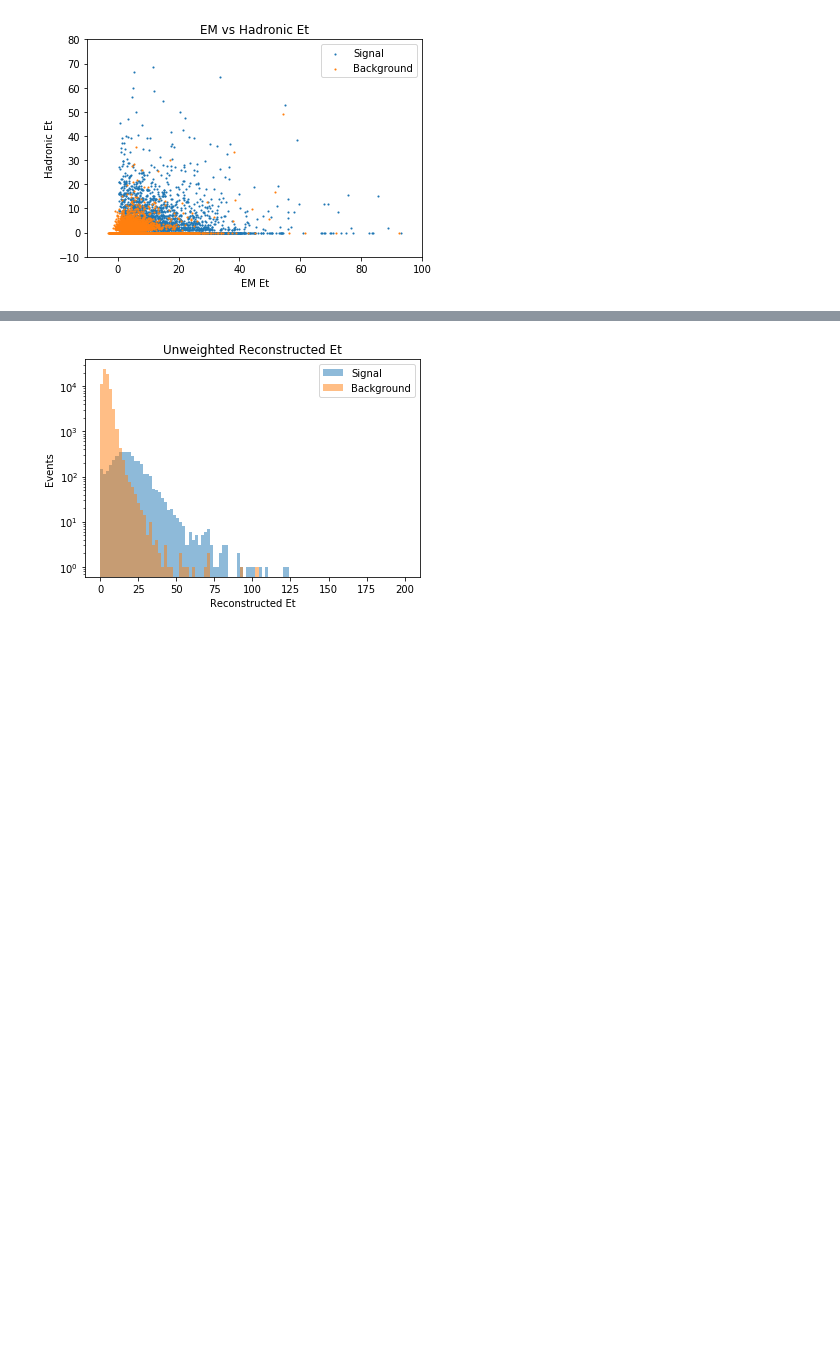
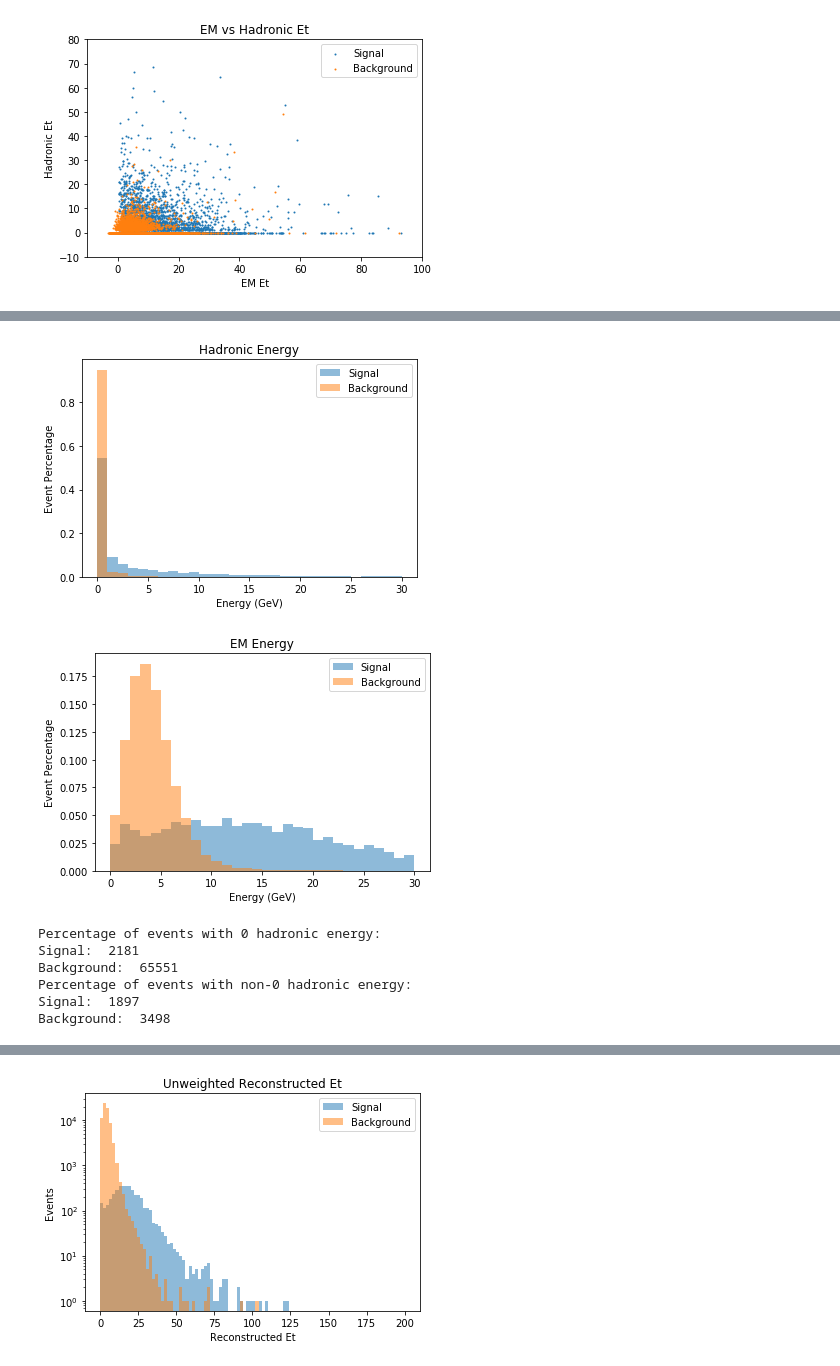
Before and after one commit to nluongo/RootScripts, a Jupyter notebook: LayerFrame/EtExploration.ipynb, the cells around one changed output, grey strips where cells are left out. Cells and saved outputs as stored; diff of their text form; code cells hidden in the pictures; blank space fills up the shorter version.

```diff
--- a/LayerFrame/EtExploration.ipynb
+++ b/LayerFrame/EtExploration.ipynb
@@ -69,0 +88,21 @@ Fraction of hadronic energy in background events:
+# %%
+range_val = 30
+
+plt.hist(signal_had_values, range_val, alpha=0.5, density=True, range=[0, range_val], label='Signal')
+plt.hist(background_had_values, range_val, alpha=0.5, density=True, range=[0, range_val], label='Background')
+plt.title('Hadronic Energy')
+plt.xlabel('Energy (GeV)')
+plt.ylabel('Event Percentage')
+plt.legend(loc='upper right')
+plt.show()
+
+plt.hist(signal_em_values, range_val, alpha=0.5, density=True, range=[0, range_val], label='Signal')
+plt.hist(background_em_values, range_val, alpha=0.5, density=True, range=[0, range_val], label='Background')
+plt.title('EM Energy')
+plt.xlabel('Energy (GeV)')
+plt.ylabel('Event Percentage')
+plt.legend(loc='upper right')
+plt.show()
+# %% [output]
+[figure, added]
+[figure, added]
@@ -69,0 +121,15 @@ Fraction of hadronic energy in background events:
+# %%
+print('Percentage of events with 0 hadronic energy:')
+print('Signal: ',len(zero_had_signal))
+print('Background: ',len(zero_had_background))
+
+print('Percentage of events with non-0 hadronic energy:')
+print('Signal: ',len(nonzero_had_signal))
+print('Background: ',len(nonzero_had_background))
+# %% [output]
+Percentage of events with 0 hadronic energy:
+Signal:  2181
+Background:  65551
+Percentage of events with non-0 hadronic energy:
+Signal:  1897
+Background:  3498
```
Also changed, not shown: parts of 16 cells of this notebook, 6 other files.
